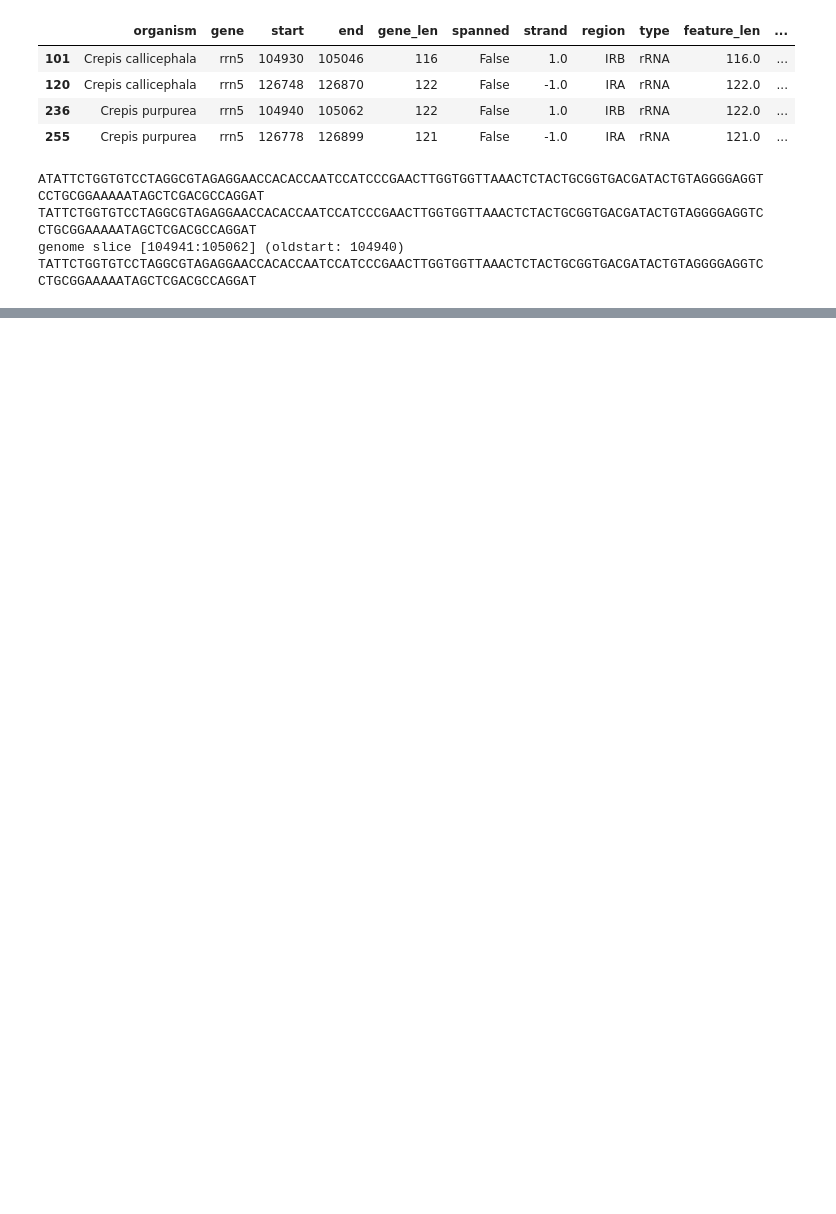
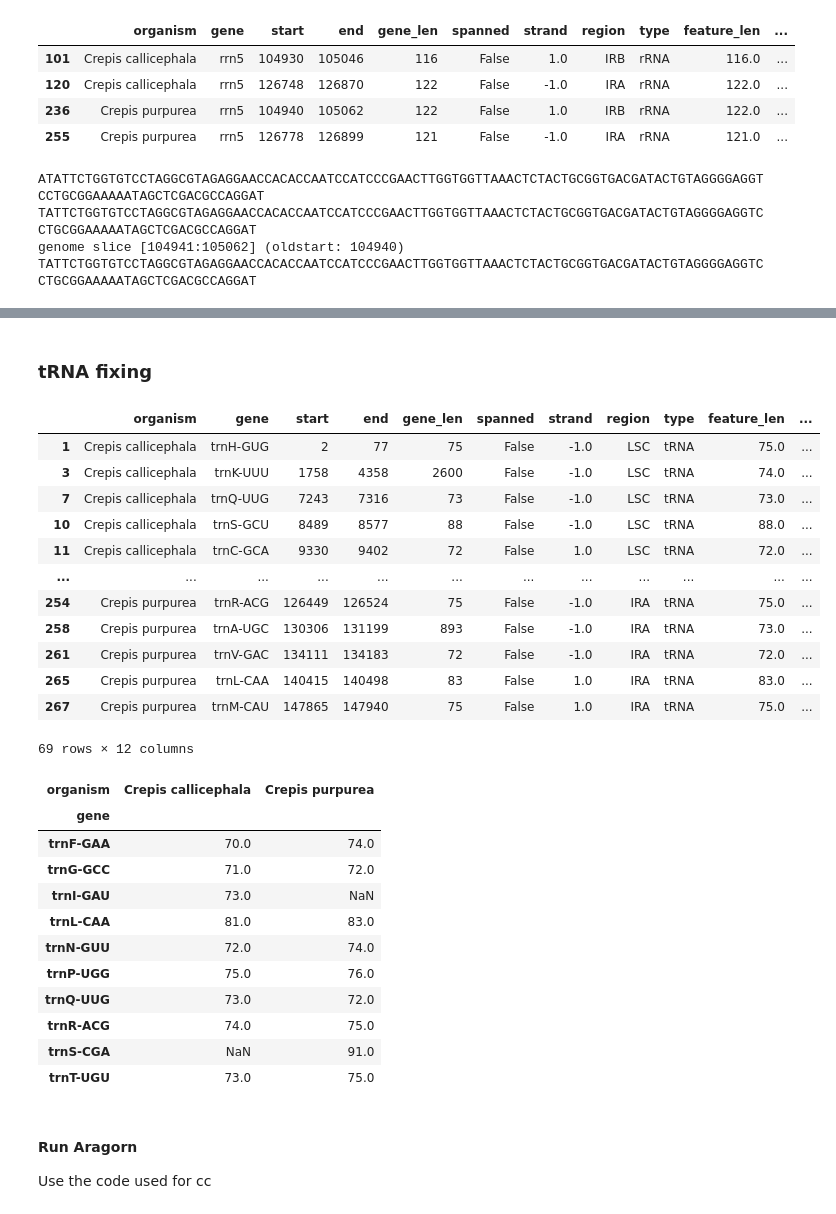
Before and after one commit to asan-emirsaleh/plastome_postprocessing, a Jupyter notebook: troubleshoot_cp.ipynb, the cells around one changed output, grey strips where cells are left out. Drawn from its saved outputs; the diff is of its cells as text; code cells hidden in the pictures; blank space fills up the shorter version.

```diff
--- a/troubleshoot_cp.ipynb
+++ b/troubleshoot_cp.ipynb
@@ -849,0 +853,51 @@ TATTCTGGTGTCCTAGGCGTAGAGGAACCACACCAATCCATCCCGAACTTGGTGGTTAAACTCTACTGCGGTGACGATAC
+# %% [markdown]
+### tRNA fixing
+# %%
+df_tRNA = df[df['type'] == 'tRNA']
+display(df_tRNA)
+
+pivot_tRNA_len = df_tRNA.pivot_table(
+    values='feature_len',
+    index='gene',
+    columns=['organism'],
+    aggfunc='first'
+)
+
+piv = pivot_tRNA_len.sort_index(axis=1)
+
+# Keep only rows where values differ (excluding NaN mismatches)
+diff_mask = (piv['Crepis callicephala'] != piv['Crepis purpurea']) #& \
+#            piv['Crepis callicephala'].notna() & \
+#            piv['Crepis purpurea'].notna()
+
+diff_genes = piv[diff_mask]
+display(diff_genes)
+# %% [output]
+|  | organism | gene | start | end | gene_len | spanned | strand | region | type | feature_len | ... |
+| 1 | Crepis callicephala | trnH-GUG | 2 | 77 | 75 | False | -1.0 | LSC | tRNA | 75.0 | ... |
+| 3 | Crepis callicephala | trnK-UUU | 1758 | 4358 | 2600 | False | -1.0 | LSC | tRNA | 74.0 | ... |
+| 7 | Crepis callicephala | trnQ-UUG | 7243 | 7316 | 73 | False | -1.0 | LSC | tRNA | 73.0 | ... |
+| 10 | Crepis callicephala | trnS-GCU | 8489 | 8577 | 88 | False | -1.0 | LSC | tRNA | 88.0 | ... |
+| 11 | Crepis callicephala | trnC-GCA | 9330 | 9402 | 72 | False | 1.0 | LSC | tRNA | 72.0 | ... |
+| ... | ... | ... | ... | ... | ... | ... | ... | ... | ... | ... | ... |
+| 254 | Crepis purpurea | trnR-ACG | 126449 | 126524 | 75 | False | -1.0 | IRA | tRNA | 75.0 | ... |
+| 258 | Crepis purpurea | trnA-UGC | 130306 | 131199 | 893 | False | -1.0 | IRA | tRNA | 73.0 | ... |
+| 261 | Crepis purpurea | trnV-GAC | 134111 | 134183 | 72 | False | -1.0 | IRA | tRNA | 72.0 | ... |
+| 265 | Crepis purpurea | trnL-CAA | 140415 | 140498 | 83 | False | 1.0 | IRA | tRNA | 83.0 | ... |
+| 267 | Crepis purpurea | trnM-CAU | 147865 | 147940 | 75 | False | 1.0 | IRA | tRNA | 75.0 | ... |
+69 rows × 12 columns
+| organism | Crepis callicephala | Crepis purpurea |
+| gene |  |  |
+| trnF-GAA | 70.0 | 74.0 |
+| trnG-GCC | 71.0 | 72.0 |
+| trnI-GAU | 73.0 | NaN |
+| trnL-CAA | 81.0 | 83.0 |
+| trnN-GUU | 72.0 | 74.0 |
+| trnP-UGG | 75.0 | 76.0 |
+| trnQ-UUG | 73.0 | 72.0 |
+| trnR-ACG | 74.0 | 75.0 |
+| trnS-CGA | NaN | 91.0 |
+| trnT-UGU | 73.0 | 75.0 |
+# %% [markdown]
+#### Run Aragorn
+Use the code used for cc
```
Also changed, not shown: parts of 12 cells of this notebook, 3 other files.
